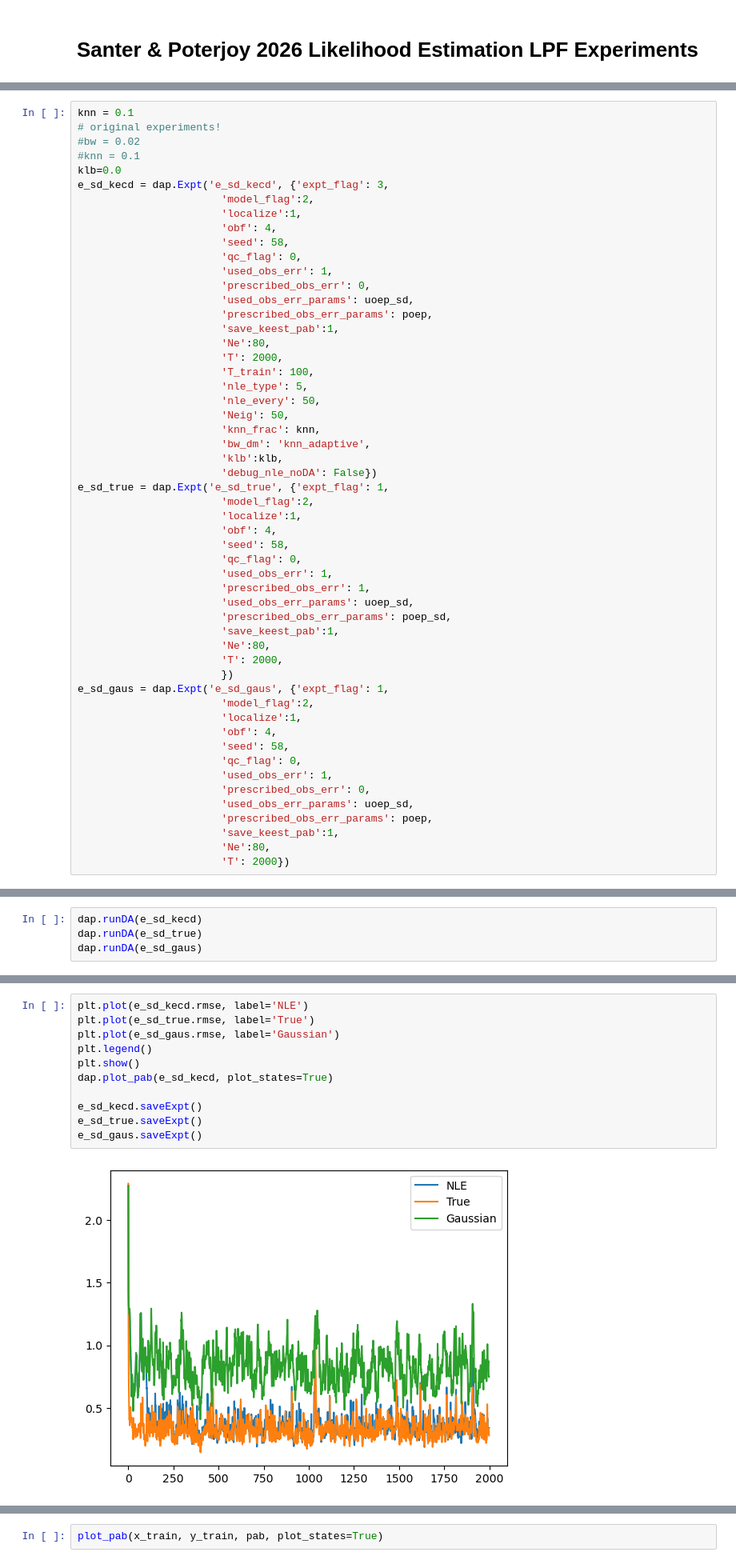
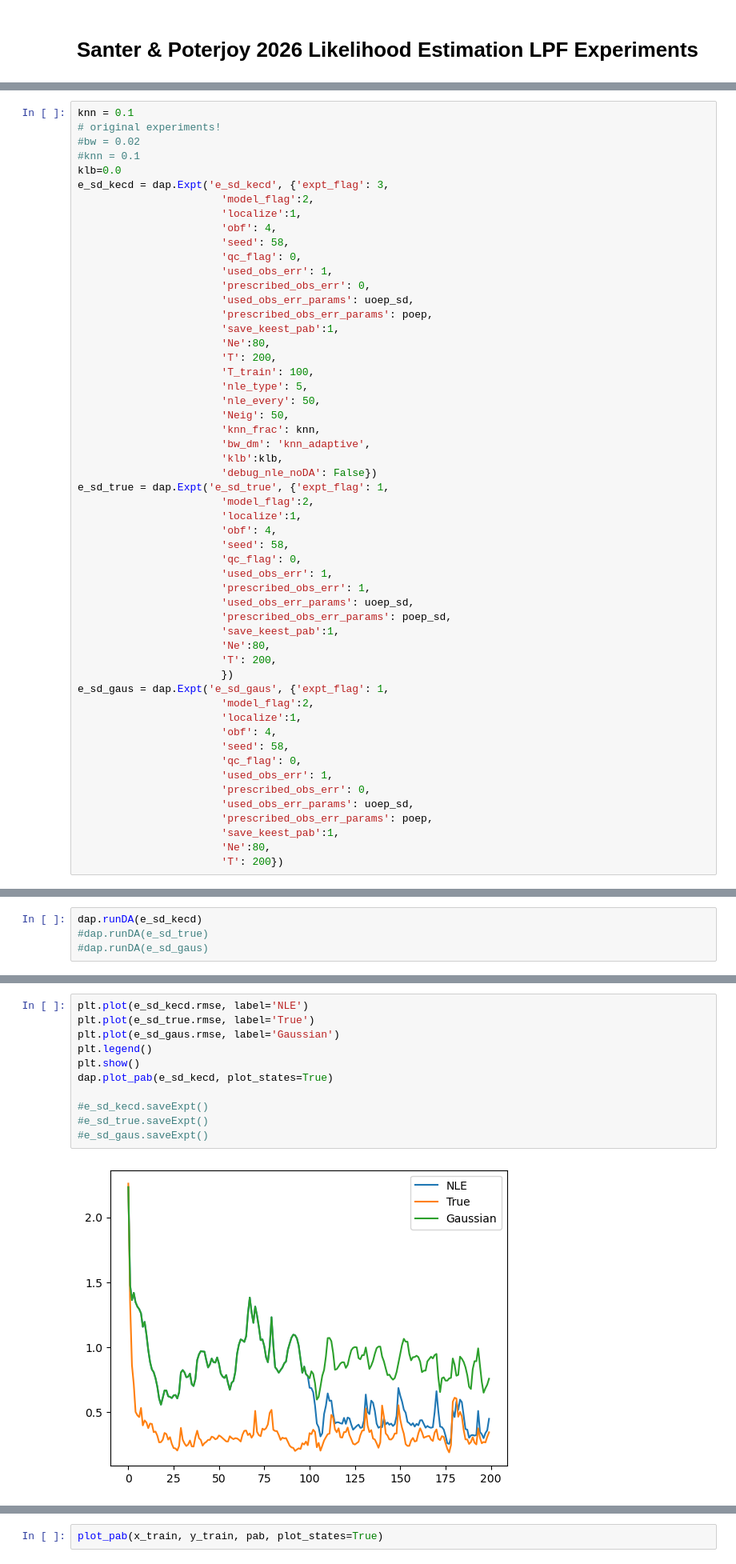
Before and after one commit to hsanter/DAPyr-nle, a Jupyter notebook: src/notebooks/SanterPoterjoy26.ipynb, the cells around one changed output, grey strips where cells are left out. Shown at 80% size. Saved outputs shown, nothing was run; the diff lists cells and outputs as text.

```diff
--- a/src/notebooks/SanterPoterjoy26.ipynb
+++ b/src/notebooks/SanterPoterjoy26.ipynb
@@ -45,7 +46,7 @@ e_sd_kecd = dap.Expt('e_sd_kecd', {'expt_flag': 3,
                        'prescribed_obs_err_params': poep,
                        'save_keest_pab':1,
                        'Ne':80,
-                       'T': 2000,
+                       'T': 200,
                        'T_train': 100,
                        'nle_type': 5,
                        'nle_every': 50,
@@ -66,7 +67,7 @@ e_sd_true = dap.Expt('e_sd_true', {'expt_flag': 1,
                        'prescribed_obs_err_params': poep_sd,
                        'save_keest_pab':1,
                        'Ne':80,
-                       'T': 2000,
+                       'T': 200,
                        })
 e_sd_gaus = dap.Expt('e_sd_gaus', {'expt_flag': 1,
                        'model_flag':2,
@@ -80,4 +81,4 @@ e_sd_gaus = dap.Expt('e_sd_gaus', {'expt_flag': 1,
                        'prescribed_obs_err_params': poep,
                        'save_keest_pab':1,
                        'Ne':80,
-                       'T': 2000})
+                       'T': 200})
@@ -84,5 +103,5 @@ e_sd_gaus = dap.Expt('e_sd_gaus', {'expt_flag': 1,
 # %%
 dap.runDA(e_sd_kecd)
-dap.runDA(e_sd_true)
-dap.runDA(e_sd_gaus)
+#dap.runDA(e_sd_true)
+#dap.runDA(e_sd_gaus)
 # %% [output]
@@ -107,13 +148,13 @@ DB: Starting cycle 1980
 # %%
 plt.plot(e_sd_kecd.rmse, label='NLE')
 plt.plot(e_sd_true.rmse, label='True')
 plt.plot(e_sd_gaus.rmse, label='Gaussian')
 plt.legend()
 plt.show()
 dap.plot_pab(e_sd_kecd, plot_states=True)
 
-e_sd_kecd.saveExpt()
-e_sd_true.saveExpt()
-e_sd_gaus.saveExpt()
+#e_sd_kecd.saveExpt()
+#e_sd_true.saveExpt()
+#e_sd_gaus.saveExpt()
 # %% [output]
-[figure, old version]
+[figure, new version]
```
Also changed, not shown: parts of 7 cells of this notebook, 1 other file.
